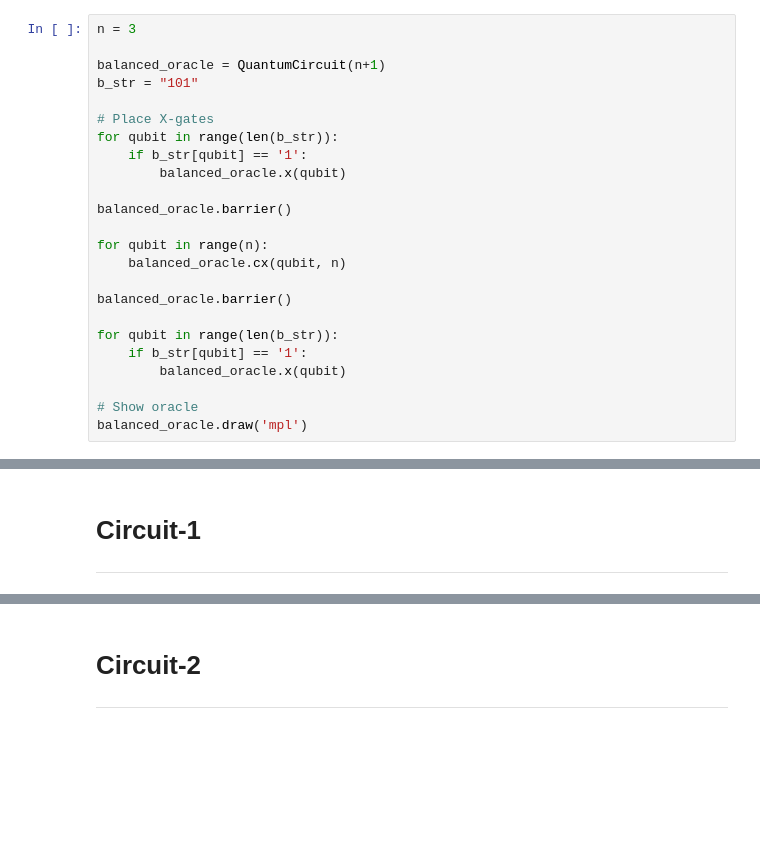
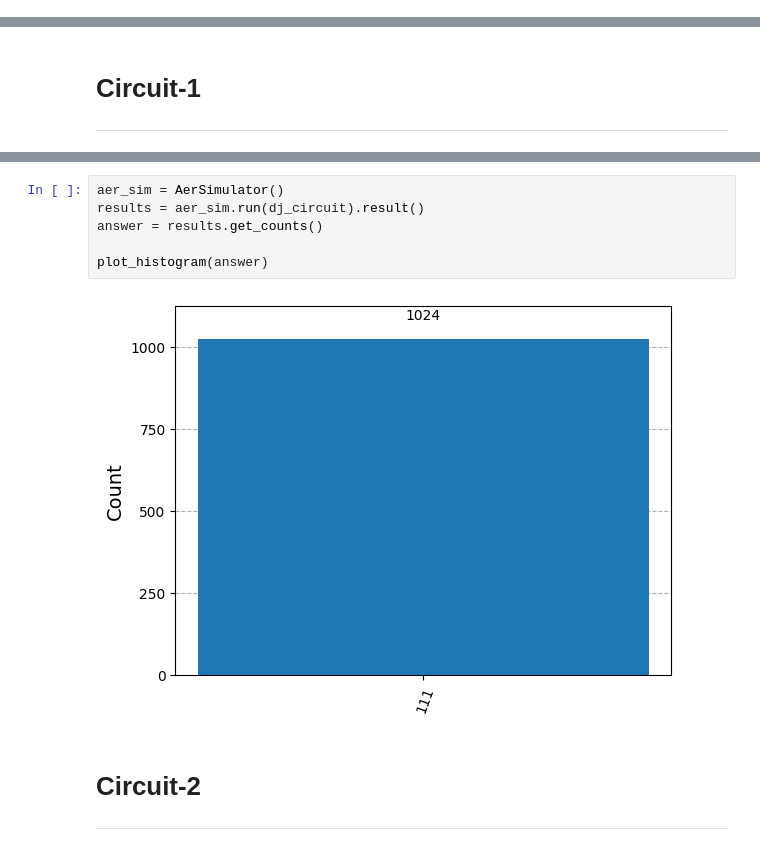
Before and after one commit to steventohme/CP400, a Jupyter notebook: Assignment1.ipynb, the cells around one changed output, grey strips where cells are left out. Drawn from its saved outputs; the diff is of its cells as text; blank space fills up the shorter version.

```diff
--- a/Assignment1.ipynb
+++ b/Assignment1.ipynb
@@ -6,24 +4,0 @@ from qiskit import QuantumCircuit
-# %%
-n = 3
-
-balanced_oracle = QuantumCircuit(n+1)
-b_str = "101"
-
-# Place X-gates
-for qubit in range(len(b_str)):
-    if b_str[qubit] == '1':
-        balanced_oracle.x(qubit)
-
-balanced_oracle.barrier()
-
-for qubit in range(n):
-    balanced_oracle.cx(qubit, n)
-
-balanced_oracle.barrier()
-
-for qubit in range(len(b_str)):
-    if b_str[qubit] == '1':
-        balanced_oracle.x(qubit)
-
-# Show oracle
-balanced_oracle.draw('mpl')
@@ -49,3 +53,11 @@ dj_circuit.draw('mpl')
+# %%
+aer_sim = AerSimulator()
+results = aer_sim.run(dj_circuit).result()
+answer = results.get_counts()
+
+plot_histogram(answer)
+# %% [output]
+[figure, added]
 # %% [markdown]
 # Circuit-2
 ---
```
Also changed, not shown: parts of 8 cells of this notebook, 2 other files.
